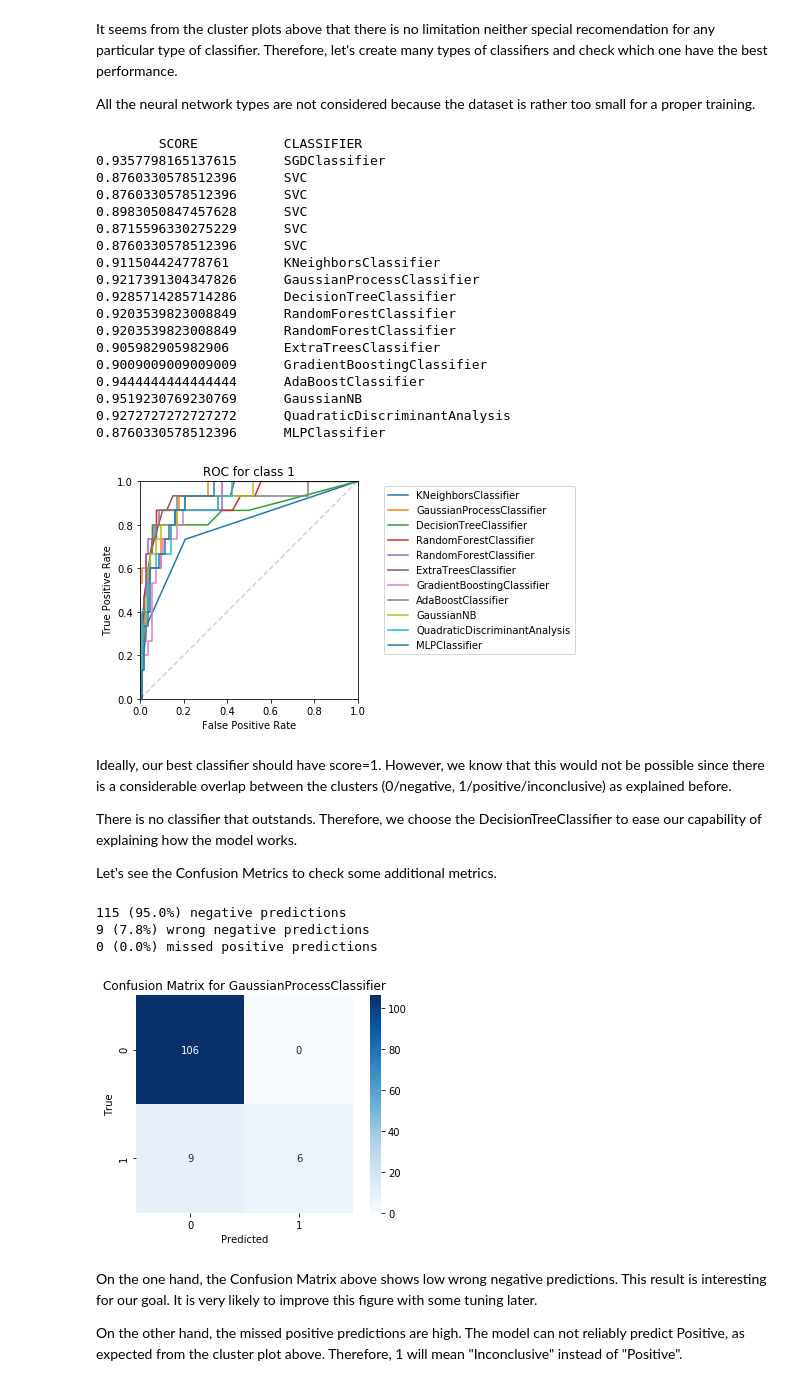
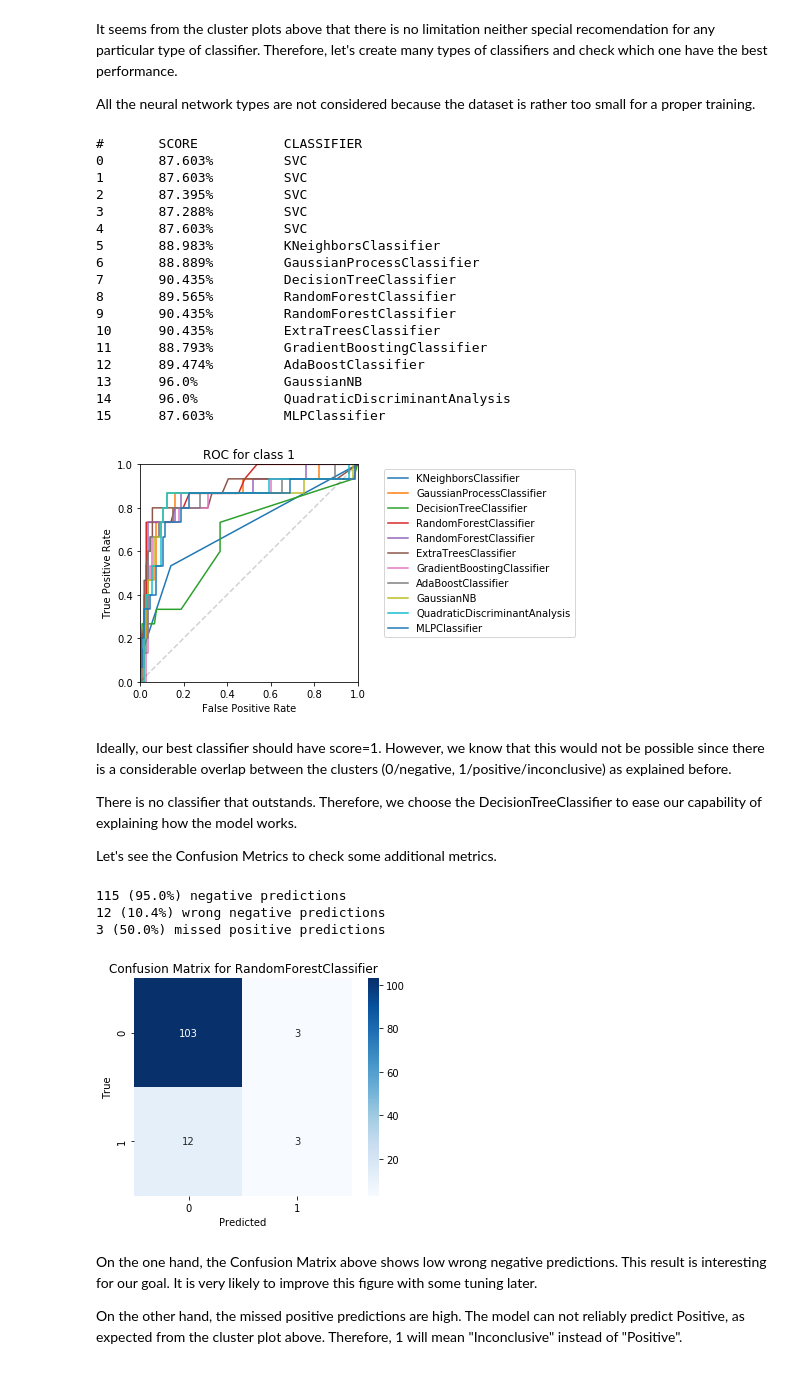
Before and after one commit to diogodutra/COVID-19-Albert_Eintein, a Jupyter notebook: COVID-19_Albert_Einstein.ipynb, the cells around one changed output. Saved outputs shown, nothing was run; the diff lists cells and outputs as text; code cells hidden in the pictures.

```diff
--- a/COVID-19_Albert_Einstein.ipynb
+++ b/COVID-19_Albert_Einstein.ipynb
@@ -667,7 +582,7 @@ from sklearn.discriminant_analysis import QuadraticDiscriminantAnalysis
 from sklearn import mixture
 
 models = [
-    SGDClassifier(),
+#     SGDClassifier(),
 #     RidgeClassifier(),
 #     RidgeClassifierCV(),
 #     Perceptron(),
@@ -701,8 +616,8 @@ best_score = -np.Inf
 X_train, X_test, y_train, y_test = train_test_split(X, y,
         test_size=test_ratio, shuffle=True)
 
-print('\tSCORE\t\tCLASSIFIER')
-for model in models:
+print('#\tSCORE\t\tCLASSIFIER')
+for i, model in enumerate(models):
     model.fit(X_train, y_train)
     y_pred = model.predict(X_test)
 #     score = mean_absolute_error(y_test, y_pred)
@@ -716,26 +631,25 @@ for model in models:
         best_model = model
         best_score = score
 
-    print(f'{score}\t{get_name(model)}')
+    print(f'{i}\t{round(score*100,3)}%\t\t{get_name(model)}')
 # %% [output]
-        SCORE           CLASSIFIER
-0.9357798165137615      SGDClassifier
-0.8760330578512396      SVC
-0.8760330578512396      SVC
-0.8983050847457628      SVC
-0.8715596330275229      SVC
-0.8760330578512396      SVC
-0.911504424778761       KNeighborsClassifier
-0.9217391304347826      GaussianProcessClassifier
-0.9285714285714286      DecisionTreeClassifier
-0.9203539823008849      RandomForestClassifier
-0.9203539823008849      RandomForestClassifier
-0.905982905982906       ExtraTreesClassifier
-0.9009009009009009      GradientBoostingClassifier
-0.9444444444444444      AdaBoostClassifier
-0.9519230769230769      GaussianNB
-0.9272727272727272      QuadraticDiscriminantAnalysis
-0.8760330578512396      MLPClassifier
+#       SCORE           CLASSIFIER
+0       87.603%         SVC
+1       87.603%         SVC
+2       87.395%         SVC
+3       87.288%         SVC
+4       87.603%         SVC
+5       88.983%         KNeighborsClassifier
+6       88.889%         GaussianProcessClassifier
+7       90.435%         DecisionTreeClassifier
+8       89.565%         RandomForestClassifier
+9       90.435%         RandomForestClassifier
+10      90.435%         ExtraTreesClassifier
+11      88.793%         GradientBoostingClassifier
+12      89.474%         AdaBoostClassifier
+13      96.0%           GaussianNB
+14      96.0%           QuadraticDiscriminantAnalysis
+15      87.603%         MLPClassifier
 # %%
 from sklearn.metrics import roc_curve, auc, roc_auc_score
 
@@ -772,7 +686,7 @@ plt.title(f'ROC for class {pos_label}')
 plt.legend(leg, bbox_to_anchor=(1.1, 1))#loc="lower right")
 plt.show()
 # %% [output]
-[figure, old version]
+[figure, new version]
 # %% [markdown]
 Ideally, our best classifier should have score=1. However, we know that this would not be possible since there is a considerable overlap between the clusters (0/negative, 1/positive/inconclusive) as explained before.
 
@@ -780,34 +694,34 @@ There is no classifier that outstands. Therefore, we choose the DecisionTreeClas
 
 Let's see the Confusion Metrics to check some additional metrics.
 # %%
-# model = best_model
+model = best_model
 # model = DecisionTreeClassifier(max_depth=2).fit(X_train, y_train)
-model = models[7]
+model = models[8]
 
 y_pred = model.predict(X_test)
 
 CM = confusion_matrix(y_test, y_pred)
 
 
 samples = len(y_pred)
 negatives = CM[:,0].sum()
 
 print(f'{negatives} ({round(negatives/samples*100,1)}%) negative predictions')
 print(f'{CM[1,0]} ({round(false_omission_rate(y_test, y_pred)*100,1)}%) wrong negative predictions')
 print(f'{CM[0,1]} ({round(false_discovery_rate(y_test, y_pred)*100,1)}%) missed positive predictions')
 
 
 plt.figure()
 sns.heatmap(CM.astype(int), annot=True, fmt='d', cmap="Blues")
 plt.title(f'Confusion Matrix for {get_name(model)}')
 plt.xlabel('Predicted')
 plt.ylabel('True')
 plt.gca().set_aspect('equal')
 # %% [output]
 115 (95.0%) negative predictions
-9 (7.8%) wrong negative predictions
-0 (0.0%) missed positive predictions
+12 (10.4%) wrong negative predictions
+3 (50.0%) missed positive predictions
-[figure, old version]
+[figure, new version]
 # %% [markdown]
 On the one hand, the Confusion Matrix above shows low wrong negative predictions. This result is interesting for our goal. It is very likely to improve this figure with some tuning later.
 
```
Also changed, not shown: parts of 17 cells of this notebook, 2 other files.
